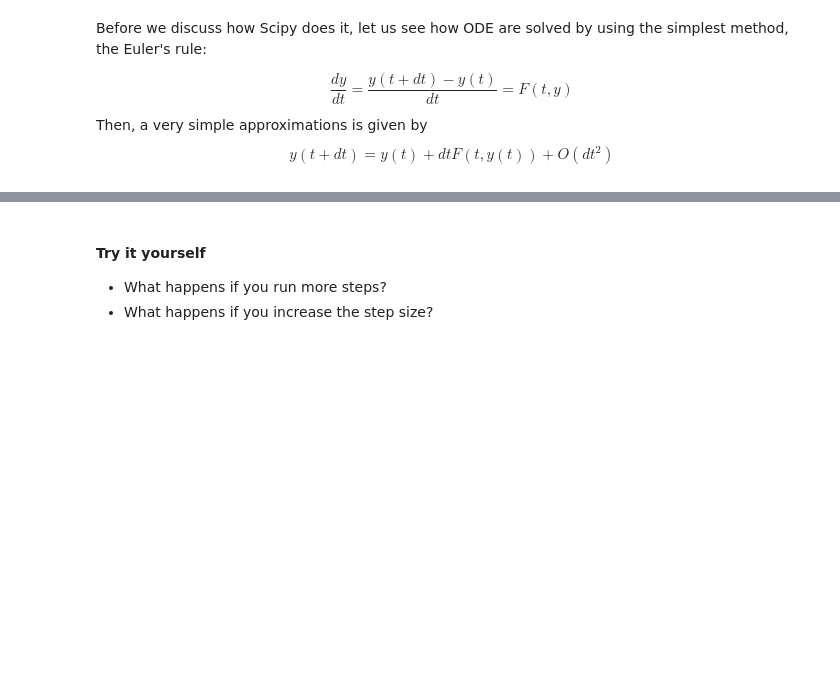
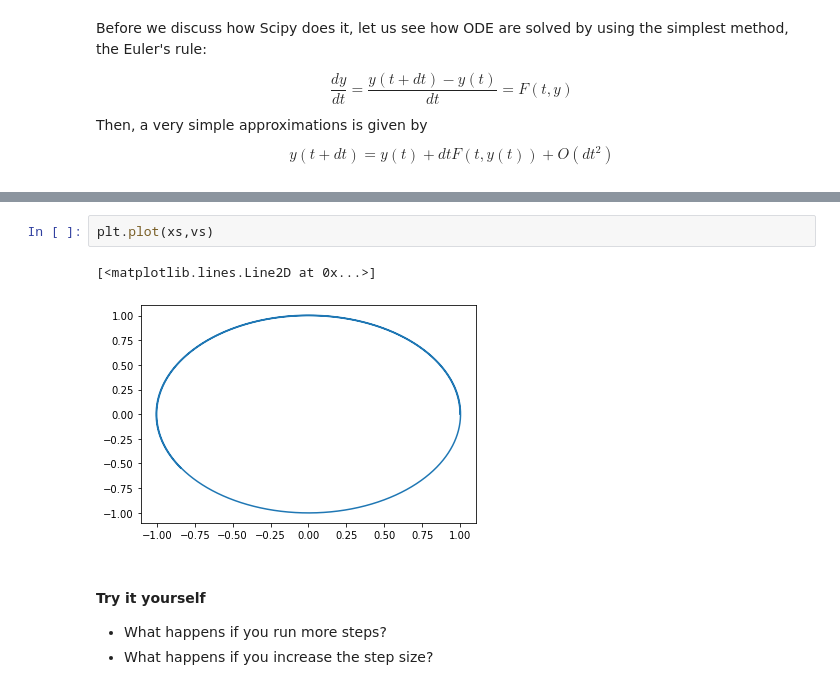
Before and after one commit to Comp-Phys-Fall-2020-WVU/ComputationalClass, a Jupyter notebook: notebook_lectures/week9/ODE.ipynb, the cells around one changed output, grey strips where cells are left out. Cells and saved outputs as stored; diff of their text form; blank space fills up the shorter version.

```diff
--- a/notebook_lectures/week9/ODE.ipynb
+++ b/notebook_lectures/week9/ODE.ipynb
@@ -71,3 +95,8 @@ plt.plot(ts, xs)
+# %%
+plt.plot(xs,vs)
+# %% [output]
+[<matplotlib.lines.Line2D at 0x...>]
+[figure, added]
 # %% [markdown]
 #### Try it yourself
 
```
Also changed, not shown: parts of 8 cells of this notebook, 5 other files.
